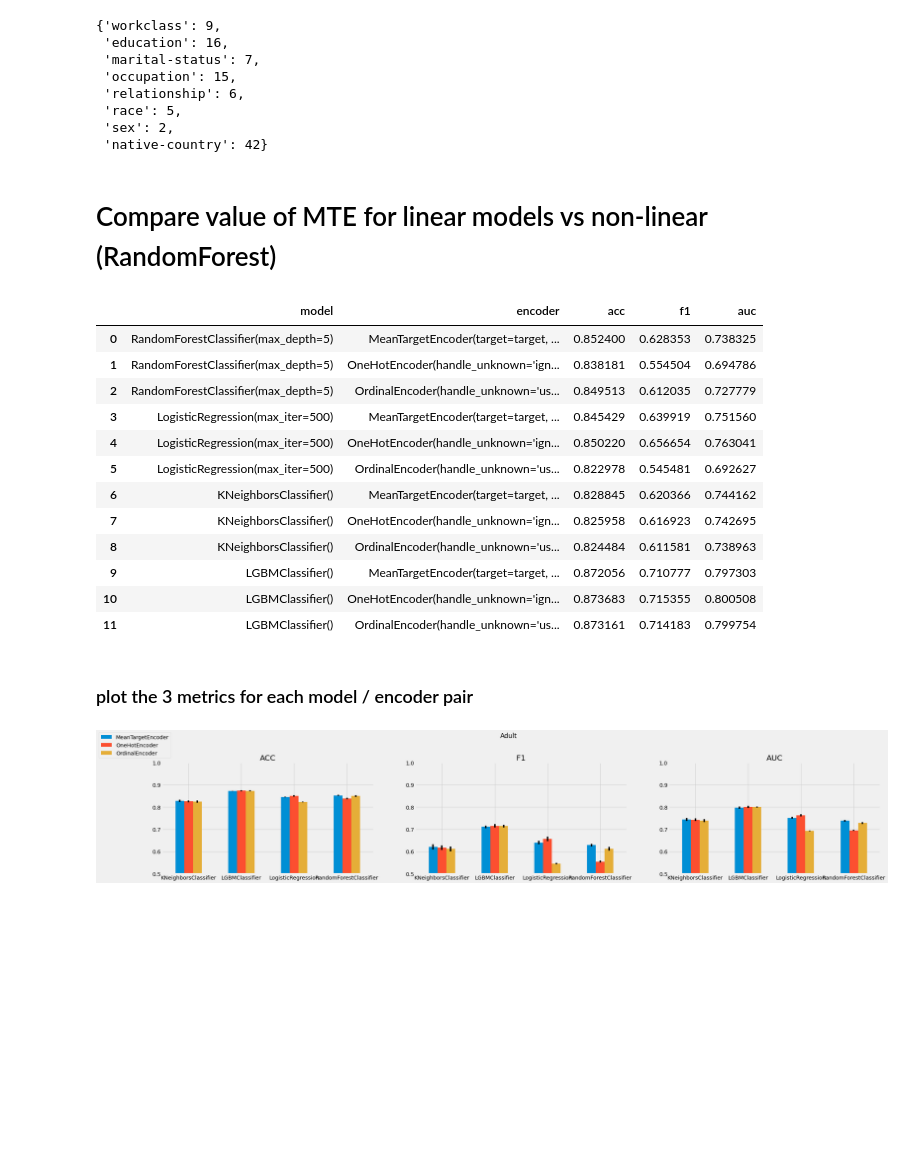
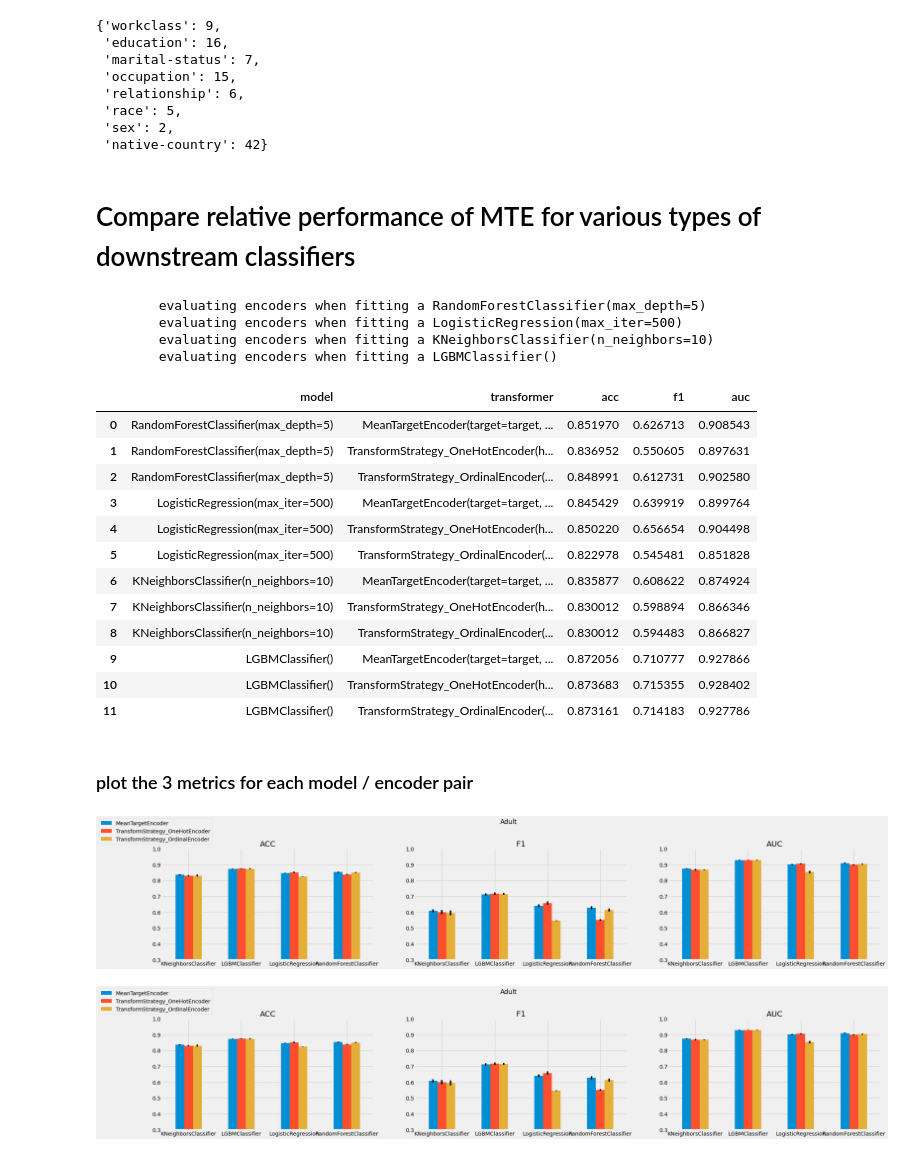
Before and after one commit to spayot/mte-plus, a Jupyter notebook: notebooks/adult.ipynb, the cells around one changed output. Drawn from its saved outputs; the diff is of its cells as text; code cells hidden in the pictures; blank space fills up the shorter version.

Commit message:
updated adults.ipynb to reflect new transformer strategy

```diff
--- a/notebooks/adult.ipynb
+++ b/notebooks/adult.ipynb
@@ -127,11 +126,11 @@ reporter.add_to_report(maj_config, maj_results, show=True)
 from sklearn.preprocessing import OneHotEncoder
 
 # define fitting function
-ohe_encoder = OneHotEncoder(handle_unknown='ignore')
+ohe_transformer = col.TransformStrategy(feature_selection, cat_encoder=OneHotEncoder(handle_unknown='ignore'))
 
 pipe = col.CategoricalPipeline(features=feature_selection,
                                model=RandomForestClassifier(n_estimators=100, max_depth=5),
-                               encoder=ohe_encoder)
+                               transformer=ohe_transformer)
 
 cv_score = col.cv_score(
     pipeline=pipe,
@@ -151,11 +150,13 @@ reporter.add_to_report(pipe.config, cv_score, show=True)
 from sklearn.preprocessing import OrdinalEncoder
 
 # define fitting function
-ord_encoder = OrdinalEncoder(handle_unknown='use_encoded_value', unknown_value=-1)
+ord_transformer = col.TransformStrategy(features=feature_selection,
+                                        cat_encoder=OrdinalEncoder(handle_unknown='use_encoded_value', unknown_value=-1),
+                                       )
 
 pipe = col.CategoricalPipeline(features=feature_selection,
                                model=RandomForestClassifier(n_estimators=100, max_depth=5),
-                               encoder=ord_encoder)
+                               transformer=ord_transformer)
 
 cv_score = col.cv_score(
     pipeline=pipe,
@@ -181,11 +175,11 @@ pd.pivot(reporter.report, index='model', columns='encoder', values='acc')
 ## Inspect MTE output
 # %%
 # define fitting function
-mte_encoder = col.MeanTargetEncoder(feature_selection)
+mte_transformer = col.MeanTargetEncoder(feature_selection)
 
 pipe = col.CategoricalPipeline(features=feature_selection,
                                model=RandomForestClassifier(n_estimators=100, max_depth=5),
-                               encoder=mte_encoder)
+                               transformer=mte_transformer)
 
 # train model on entire dataset (no CV)
 pipe.fit(df)
@@ -193,7 +187,7 @@ pipe.fit(df)
 
 
 # get Mean Target Encoder learned weights for each categorical variable:
-mapper = pipe.pipe[0].named_transformers_['categories'].mapper
+mapper = pipe.pipe[0].mapper
 for k, v in mapper.items():
     pd.Series(v).sort_values(ascending=False).plot.bar()
     plt.title(k)
@@ -235,8 +229,8 @@ plt.savefig('../figures/feature_importance.png', facecolor='white');
  'race': 5,
  'sex': 2,
  'native-country': 42}
-# %% [markdown]
-# Compare value of MTE for linear models vs non-linear (RandomForest)
+# %% [markdown]
+# Compare relative performance of MTE for various types of downstream classifiers
 # %%
 from sklearn.linear_model import LogisticRegression
 from sklearn.neighbors import KNeighborsClassifier
@@ -245,7 +239,7 @@ from lightgbm import LGBMClassifier
 from sklearn.base import clone
 
 reporter = col.Report(scorer=scorer)
-reporter.set_columns_to_show(['model', 'encoder'] + list(scorer.scoring_fcts.keys()))
+reporter.set_columns_to_show(['model', 'transformer'] + list(scorer.scoring_fcts.keys()))
 
 models = [
     RandomForestClassifier(n_estimators=100, max_depth=5),
@@ -254,18 +248,28 @@ models = [
     LGBMClassifier()
 ]
 
-encoders = [
+models = [
+        RandomForestClassifier(n_estimators=100, max_depth=5),
+        LogisticRegression(max_iter=500),
+        KNeighborsClassifier(n_neighbors=10),
+        LGBMClassifier(),
+    ]
+
+transformers = [
     col.MeanTargetEncoder(feature_selection),
-    OneHotEncoder(handle_unknown='ignore'),
-    OrdinalEncoder(handle_unknown='use_encoded_value', unknown_value=-1),
+    col.TransformStrategy(feature_selection, OneHotEncoder(handle_unknown='ignore')),
+    col.TransformStrategy(feature_selection, OrdinalEncoder(handle_unknown='use_encoded_value', unknown_value=-1)),
 ]
 
+
 for model in models:
-    for encoder in encoders:
+    print(f"\tevaluating encoders when fitting a {model}")
+    for transformer in transformers:
         pipe = col.CategoricalPipeline(features=feature_selection,
+                                       transformer=clone(transformer),
+                                       scaler=MaxAbsScaler(),
                                        model=clone(model),
-                                       scaler=MaxAbsScaler(),
-                                       encoder=clone(encoder))
+                                      )
 
         cv_score = col.cv_score(pipeline=pipe,
                                 data=df,
@@ -276,23 +280,28 @@ for model in models:
 
 reporter.show()
 # %% [output]
+        evaluating encoders when fitting a RandomForestClassifier(max_depth=5)
+        evaluating encoders when fitting a LogisticRegression(max_iter=500)
+        evaluating encoders when fitting a KNeighborsClassifier(n_neighbors=10)
+        evaluating encoders when fitting a LGBMClassifier()
-|  | model | encoder | acc | f1 | auc |
-| 0 | RandomForestClassifier(max_depth=5) | MeanTargetEncoder(target=target, ... | 0.852400 | 0.628353 | 0.738325 |
-| 1 | RandomForestClassifier(max_depth=5) | OneHotEncoder(handle_unknown='ign... | 0.838181 | 0.554504 | 0.694786 |
-| 2 | RandomForestClassifier(max_depth=5) | OrdinalEncoder(handle_unknown='us... | 0.849513 | 0.612035 | 0.727779 |
-| 3 | LogisticRegression(max_iter=500) | MeanTargetEncoder(target=target, ... | 0.845429 | 0.639919 | 0.751560 |
-| 4 | LogisticRegression(max_iter=500) | OneHotEncoder(handle_unknown='ign... | 0.850220 | 0.656654 | 0.763041 |
-| 5 | LogisticRegression(max_iter=500) | OrdinalEncoder(handle_unknown='us... | 0.822978 | 0.545481 | 0.692627 |
-| 6 | KNeighborsClassifier() | MeanTargetEncoder(target=target, ... | 0.828845 | 0.620366 | 0.744162 |
-| 7 | KNeighborsClassifier() | OneHotEncoder(handle_unknown='ign... | 0.825958 | 0.616923 | 0.742695 |
-| 8 | KNeighborsClassifier() | OrdinalEncoder(handle_unknown='us... | 0.824484 | 0.611581 | 0.738963 |
-| 9 | LGBMClassifier() | MeanTargetEncoder(target=target, ... | 0.872056 | 0.710777 | 0.797303 |
-| 10 | LGBMClassifier() | OneHotEncoder(handle_unknown='ign... | 0.873683 | 0.715355 | 0.800508 |
-| 11 | LGBMClassifier() | OrdinalEncoder(handle_unknown='us... | 0.873161 | 0.714183 | 0.799754 |
+|  | model | transformer | acc | f1 | auc |
+| 0 | RandomForestClassifier(max_depth=5) | MeanTargetEncoder(target=target, ... | 0.851970 | 0.626713 | 0.908543 |
+| 1 | RandomForestClassifier(max_depth=5) | TransformStrategy_OneHotEncoder(h... | 0.836952 | 0.550605 | 0.897631 |
+| 2 | RandomForestClassifier(max_depth=5) | TransformStrategy_OrdinalEncoder(... | 0.848991 | 0.612731 | 0.902580 |
+| 3 | LogisticRegression(max_iter=500) | MeanTargetEncoder(target=target, ... | 0.845429 | 0.639919 | 0.899764 |
+| 4 | LogisticRegression(max_iter=500) | TransformStrategy_OneHotEncoder(h... | 0.850220 | 0.656654 | 0.904498 |
+| 5 | LogisticRegression(max_iter=500) | TransformStrategy_OrdinalEncoder(... | 0.822978 | 0.545481 | 0.851828 |
+| 6 | KNeighborsClassifier(n_neighbors=10) | MeanTargetEncoder(target=target, ... | 0.835877 | 0.608622 | 0.874924 |
+| 7 | KNeighborsClassifier(n_neighbors=10) | TransformStrategy_OneHotEncoder(h... | 0.830012 | 0.598894 | 0.866346 |
+| 8 | KNeighborsClassifier(n_neighbors=10) | TransformStrategy_OrdinalEncoder(... | 0.830012 | 0.594483 | 0.866827 |
+| 9 | LGBMClassifier() | MeanTargetEncoder(target=target, ... | 0.872056 | 0.710777 | 0.927866 |
+| 10 | LGBMClassifier() | TransformStrategy_OneHotEncoder(h... | 0.873683 | 0.715355 | 0.928402 |
+| 11 | LGBMClassifier() | TransformStrategy_OrdinalEncoder(... | 0.873161 | 0.714183 | 0.927786 |
 # %% [markdown]
 ### plot the 3 metrics for each model / encoder pair
 # %%
 plt.style.use('fivethirtyeight')
-col.plot_model_encoder_pairs(reporter, figpath=f'../figures/model_encoder_comparison.png', title='adult'.capitalize())
+col.plot_model_encoder_pairs(reporter, title='adult'.capitalize())
 # %% [output]
-[figure, old version]
+[figure, new version]
+[figure, added]
```
Also changed, not shown: parts of 9 cells of this notebook, 11 other files.
